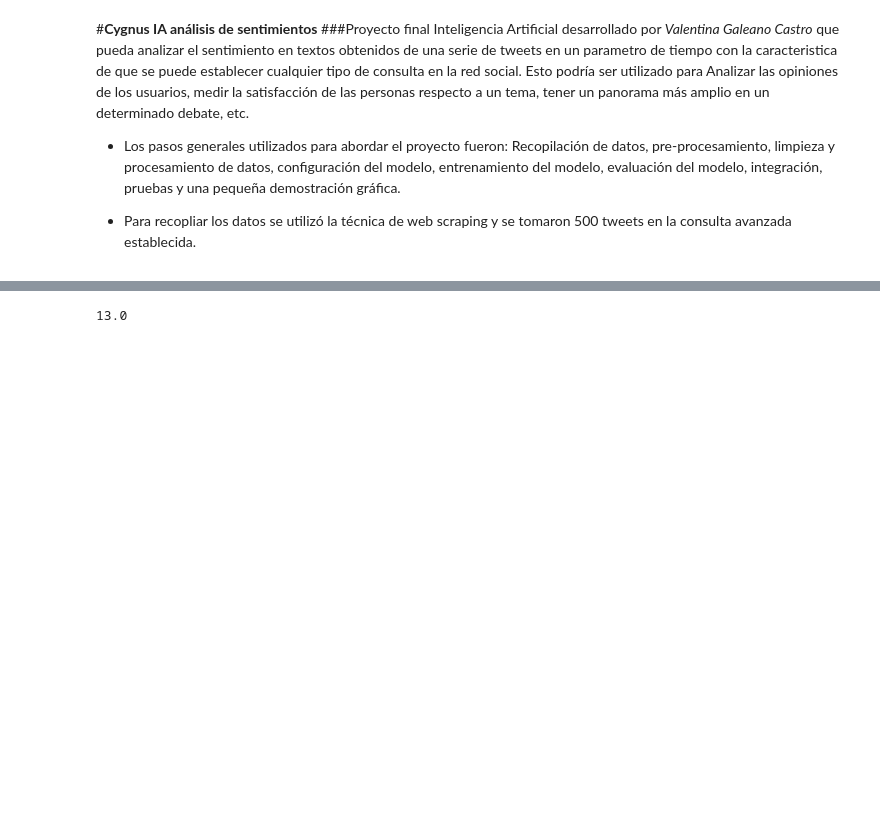
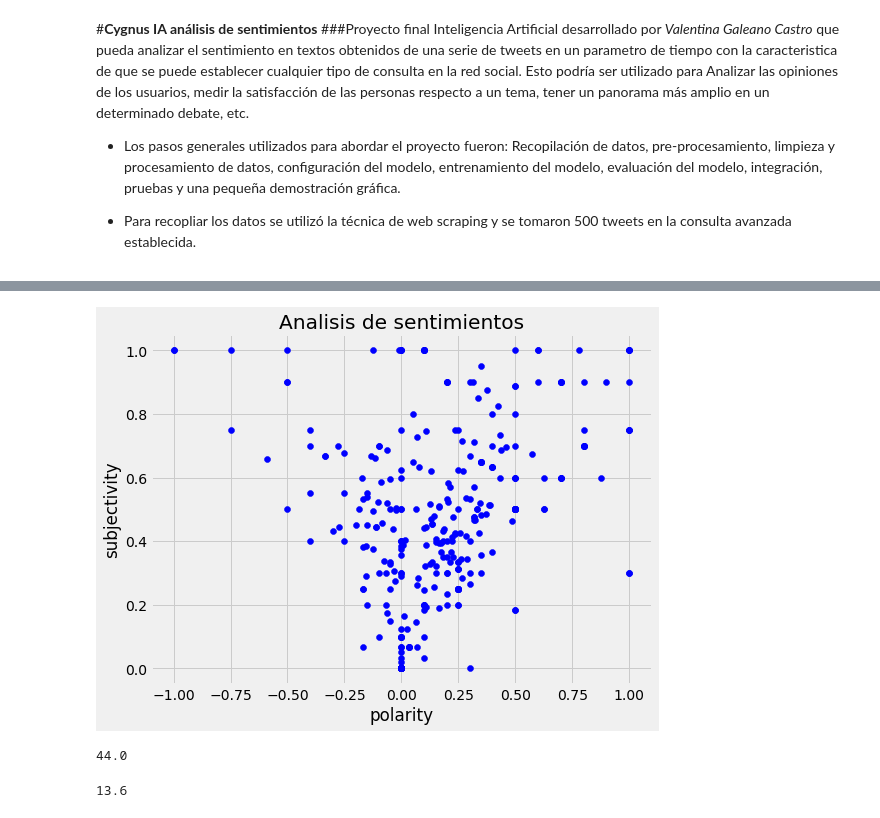
Before and after one commit to valegal/TweetsAnalysis, a Jupyter notebook: cygnusIA.ipynb, the cells around one changed output, grey strips where cells are left out. Cells and saved outputs as stored; diff of their text form; code cells hidden in the pictures; blank space fills up the shorter version.

```diff
--- a/cygnusIA.ipynb
+++ b/cygnusIA.ipynb
@@ -34,6 +34,6 @@ ACCESS_TOKEN_SECRET = "DBdGoLkAJGDSEdkIMJKdHUpwuEzJ4pHdOdVhnbN9OUGPq"
 # %%
 #@title **Tweets**
-query = "(from:POTUS OR from:elonmusk) min_faves:50 until:2023-02-10 since:2018-01-01 -filter:links"
+query = "(from:POTUS OR from:elonmusk) until:2023-02-14 since:2020-01-01 -filter:links"
 tweets = []
 limit = 500
 
@@ -121,24 +229,28 @@ for i in range(0, sortedDF.shape[0]):
 # %%
 plt.figure(figsize=(8,6))
 for i in range(0, df.shape[0]):
   plt.scatter(df['Polarity'][i], df['Subjectivity'][i], color='blue')
 
-plt.title('Analisis de sentimientos')
-plt.xlabel('polarity')
-plt.ylabel('subjectivity')
+plt.title('Analisis de sentimientos', color='black')
+plt.xlabel('polarity', color='black')
+plt.ylabel('subjectivity', color='black')
 plt.show()
+# %% [output]
+[figure, added]
 # %%
 ptweet = df[df.Analysis == 'Positive']
 pteet = ptweet['Tweet']
 
 round(ptweet.shape[0] / df.shape[0] * 100, 1)
+# %% [output]
+44.0
 # %%
 ntweet = df[df.Analysis == 'Negative']
 nteet = ntweet['Tweet']
 
 round(ntweet.shape[0] / df.shape[0] * 100, 1)
 # %% [output]
-13.0
+13.6
 # %%
 df['Analysis'].value_counts()
 
```
Also changed, not shown: parts of 11 cells of this notebook, 1 other file.
